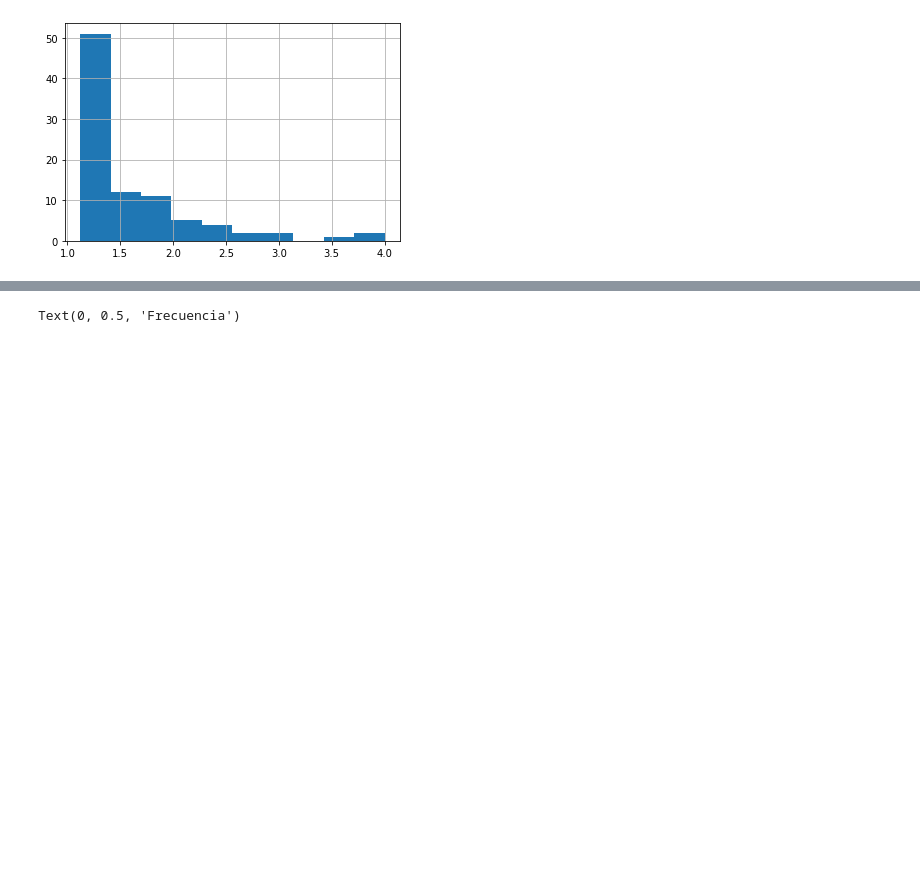
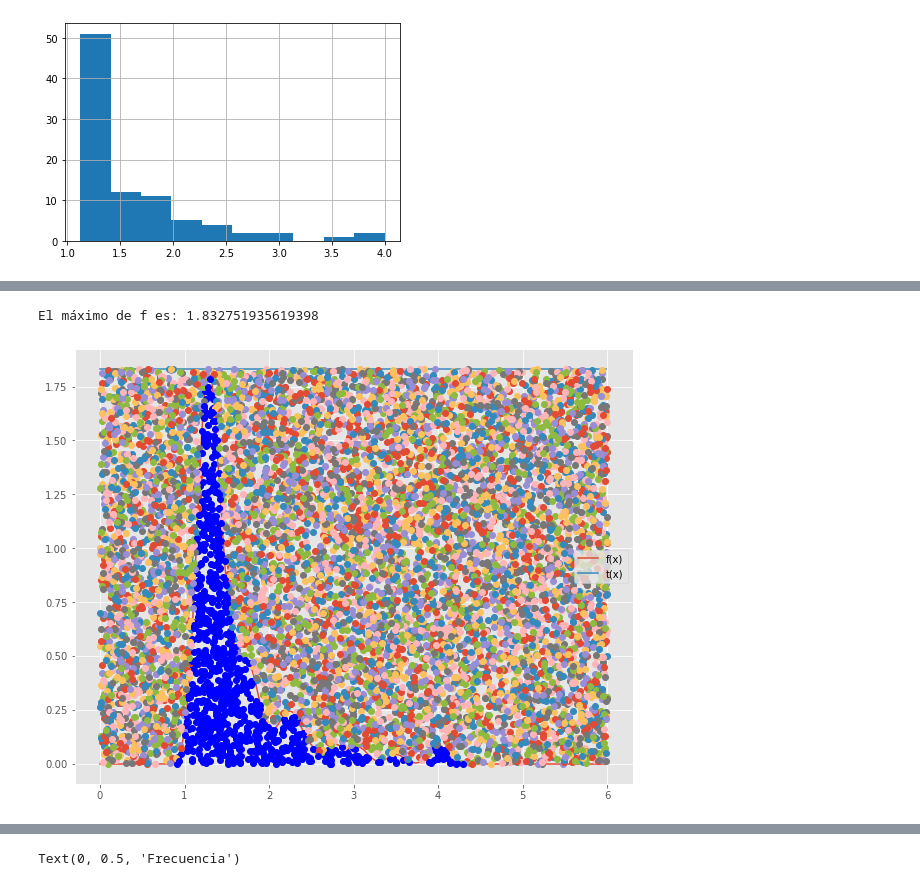
Before and after one commit to EduardoLoza/ProyectoModulo1_delaTorreE_VelascoG, a Jupyter notebook: ProyectoModulo1_delaTorreE_VelascoG.ipynb, the cells around one changed output, grey strips where cells are left out. Drawn from its saved outputs; the diff is of its cells as text; code cells hidden in the pictures; blank space fills up the shorter version.

```diff
--- a/ProyectoModulo1_delaTorreE_VelascoG.ipynb
+++ b/ProyectoModulo1_delaTorreE_VelascoG.ipynb
@@ -161,0 +430,32 @@ len(cheh['B365A'])
+# %%
+def kde_sklearn(x, x_grid, bandwidth=0.1, **kwargs):
+    """Kernel Density Estimation with Scikit-learn"""
+    kde_skl = KernelDensity(bandwidth=bandwidth, **kwargs)
+    kde_skl.fit(x[:, np.newaxis])
+    # score_samples() returns the log-likelihood of the samples
+    pdf = lambda x: np.exp(kde_skl.score_samples(x[:, np.newaxis]))
+    return pdf
+# %%
+# Función objetivo
+x_grid = np.linspace(0, 6, 1000)
+data1 = np.asarray(pd.Series(cheh['B365H']))
+f = kde_sklearn(data1, x_grid, bandwidth=0.1)
+# Máximo de la función f
+max_f = max(f(x))
+# Función t
+t = lambda x: max_f*np.ones(len(x))
+x = np.arange(0,6,0.01)  # Rango donde se graficará las funciones
+print('El máximo de f es:',max_f)
+# Gráficas de las funciones
+plt.figure(figsize=(10,8))
+plt.plot(x,f(x),label='f(x)')
+plt.plot(x,t(x),label='t(x)')
+plt.legend()
+# Validación del método
+N = 10000 # número de puntos a simular
+R2 = np.random.rand(N)
+R1 = np.random.uniform(0,6,N)
+Acep_rechazo(R2,R1,f,t)
+# %% [output]
+El máximo de f es: 1.832751935619398
+[figure, added]
```
Also changed, not shown: parts of 18 cells of this notebook.
